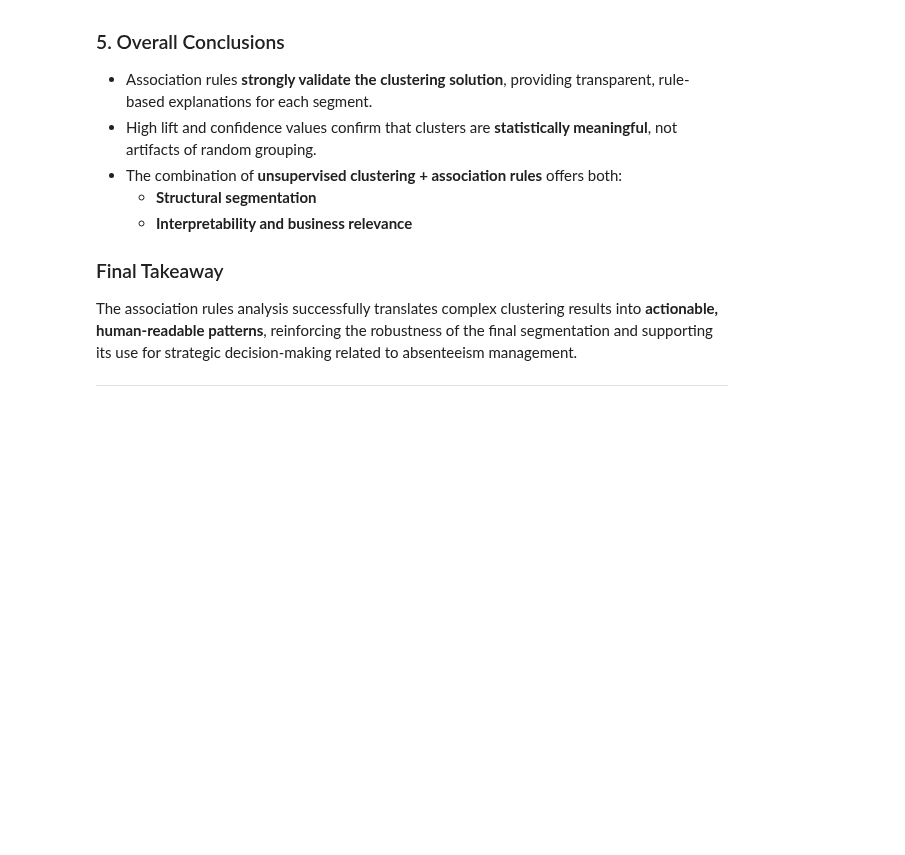
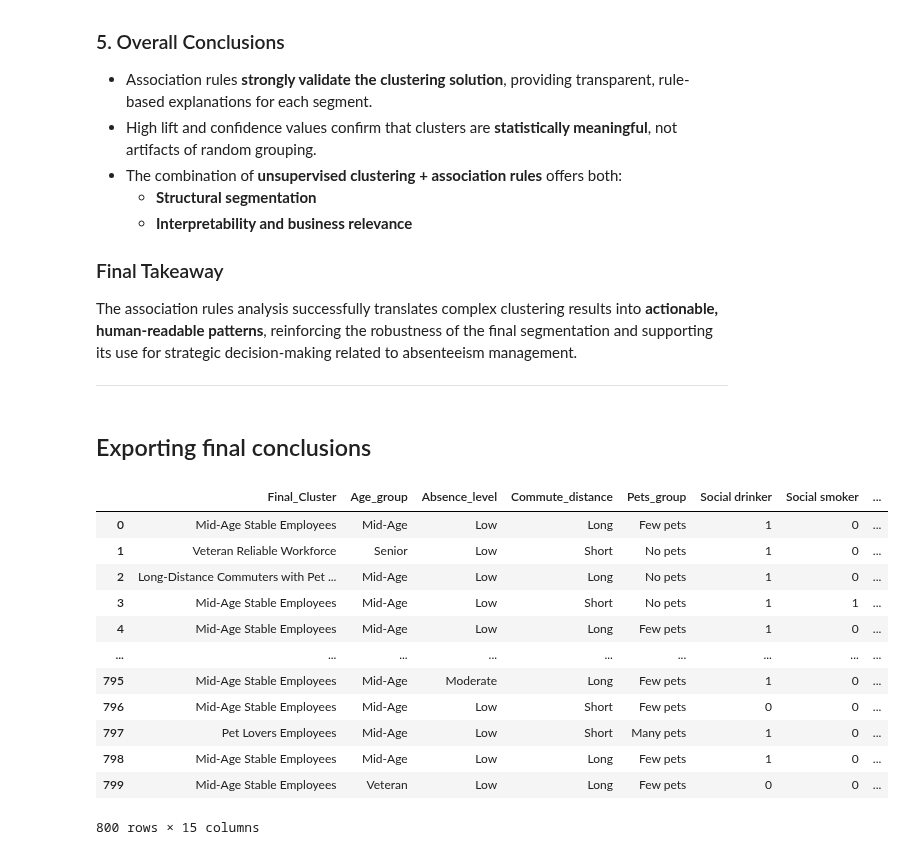
Before and after one commit to Pinky-Tie/reasons_for_absenteeism, a Jupyter notebook: code/association_rules.ipynb, the cells around one changed output. Drawn from its saved outputs; the diff is of its cells as text; code cells hidden in the pictures; blank space fills up the shorter version.

Commit message:
exported association rules conclusion, cleaned imports

```diff
--- a/code/association_rules.ipynb
+++ b/code/association_rules.ipynb
@@ -355,3 +355,21 @@ This does **not** weaken their validity but indicates that their structure is be
 The association rules analysis successfully translates complex clustering results into **actionable, human-readable patterns**, reinforcing the robustness of the final segmentation and supporting its use for strategic decision-making related to absenteeism management.
 
 ---
+# %% [markdown]
+## Exporting final conclusions
+# %%
+worker_rules
+# %% [output]
+|  | Final_Cluster | Age_group | Absence_level | Commute_distance | Pets_group | Social drinker | Social smoker | ... |
+| 0 | Mid-Age Stable Employees | Mid-Age | Low | Long | Few pets | 1 | 0 | ... |
+| 1 | Veteran Reliable Workforce | Senior | Low | Short | No pets | 1 | 0 | ... |
+| 2 | Long-Distance Commuters with Pet ... | Mid-Age | Low | Long | No pets | 1 | 0 | ... |
+| 3 | Mid-Age Stable Employees | Mid-Age | Low | Short | No pets | 1 | 1 | ... |
+| 4 | Mid-Age Stable Employees | Mid-Age | Low | Long | Few pets | 1 | 0 | ... |
+| ... | ... | ... | ... | ... | ... | ... | ... | ... |
+| 795 | Mid-Age Stable Employees | Mid-Age | Moderate | Long | Few pets | 1 | 0 | ... |
+| 796 | Mid-Age Stable Employees | Mid-Age | Low | Short | Few pets | 0 | 0 | ... |
+| 797 | Pet Lovers Employees | Mid-Age | Low | Short | Many pets | 1 | 0 | ... |
+| 798 | Mid-Age Stable Employees | Mid-Age | Low | Long | Few pets | 1 | 0 | ... |
+| 799 | Mid-Age Stable Employees | Veteran | Low | Long | Few pets | 0 | 0 | ... |
+800 rows × 15 columns
```
Also changed, not shown: parts of 5 cells of this notebook, 1 other file.
